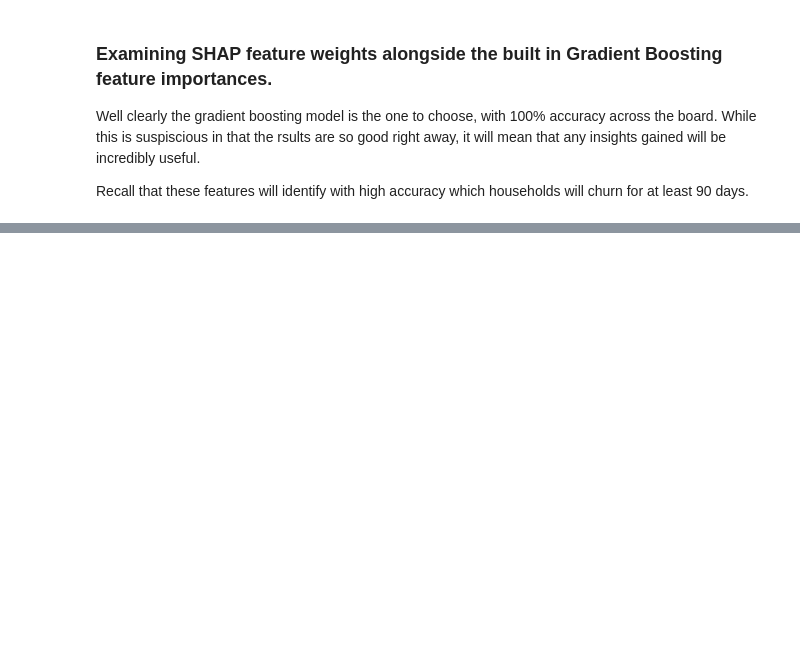
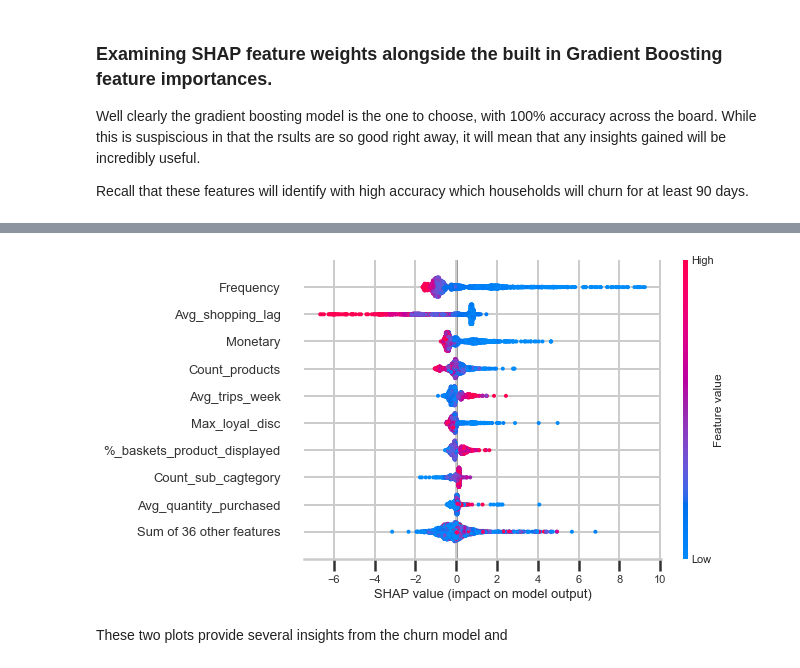
Before and after one commit to NickD-Dean/Springboard, a Jupyter notebook: Capstone Project 3/Code/Churn Prediction & Analysis.ipynb, the cells around one changed output, grey strips where cells are left out. Cells and saved outputs as stored; diff of their text form; code cells hidden in the pictures; blank space fills up the shorter version.

```diff
--- a/Capstone Project 3/Code/Churn Prediction & Analysis.ipynb
+++ b/Capstone Project 3/Code/Churn Prediction & Analysis.ipynb
@@ -392,0 +405,11 @@ plt.title('Relative importance of features to determine customer churn');
+# %%
+# Computing SHAP values
+exp = shap.Explainer(gb, x_train)
+values = exp(x_train)
+# %%
+plt.figure(figsize=(10,10))
+shap.plots.beeswarm(values)
+# %% [output]
+[figure, added]
+# %% [markdown]
+These two plots provide several insights from the churn model and
```
Also changed, not shown: parts of 10 cells of this notebook.
